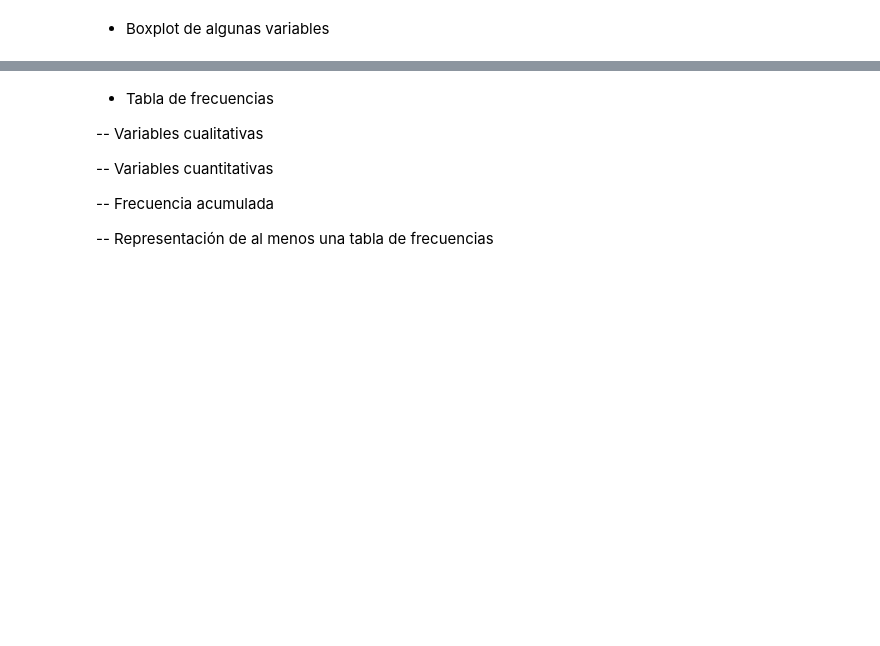
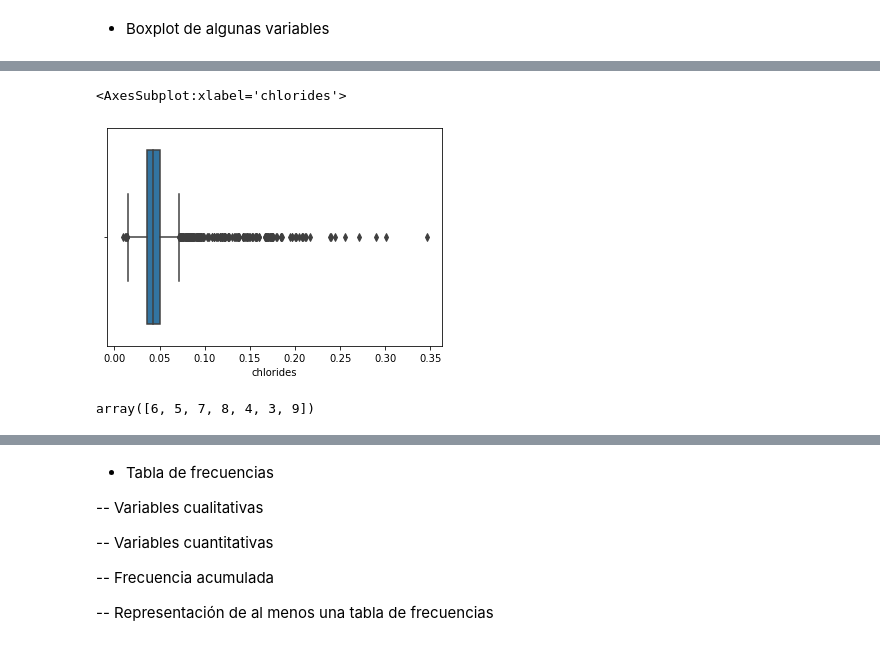
Before and after one commit to Adalab/Adalab-promo-d-da-modulo2-sprint1-Iris-Elisa, a Jupyter notebook: estadistica/estadistica-II.ipynb, the cells around one changed output, grey strips where cells are left out. Cells and saved outputs as stored; diff of their text form; code cells hidden in the pictures; blank space fills up the shorter version.

```diff
--- a/estadistica/estadistica-II.ipynb
+++ b/estadistica/estadistica-II.ipynb
@@ -10,0 +61,9 @@
+# %%
+sns.boxplot(x = 'chlorides', data = df_wine)
+# %% [output]
+<AxesSubplot:xlabel='chlorides'>
+[figure, added]
+# %%
+df_wine['quality'].unique() #categorizar esta columna
+# %% [output]
+array([6, 5, 7, 8, 4, 3, 9])
```
Also changed, not shown: parts of 11 cells of this notebook.
